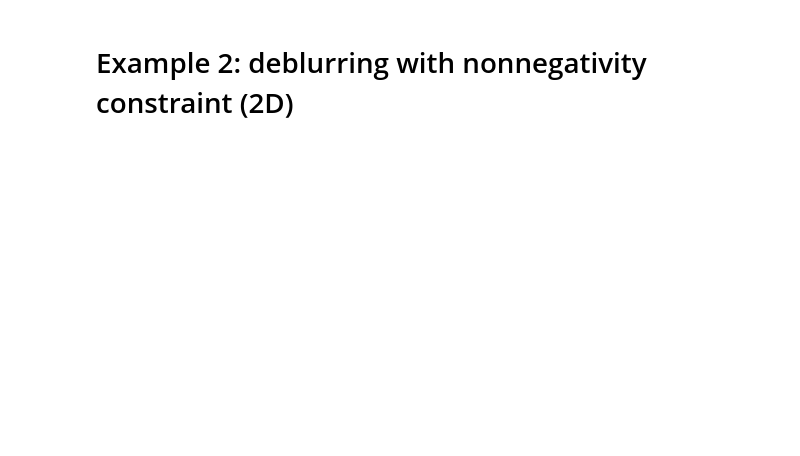
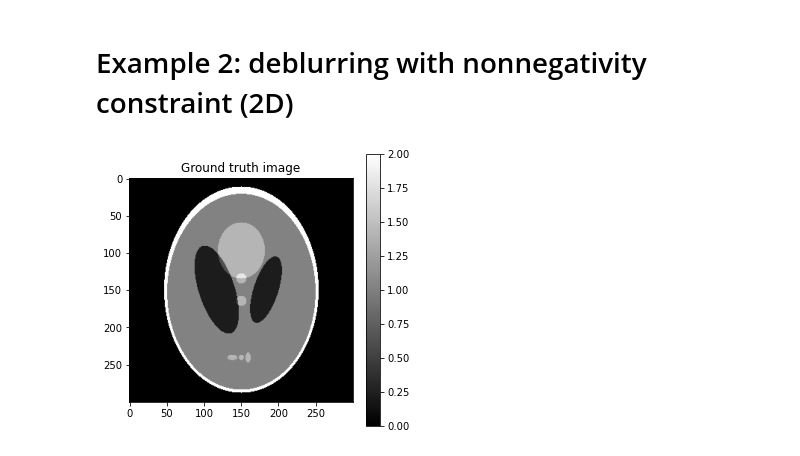
Before and after one commit to jlindbloom/gradient-projected-conjugate-gradient, a Jupyter notebook: examples.ipynb, the cells around one changed output. Cells and saved outputs as stored; diff of their text form; code cells hidden in the pictures; blank space fills up the shorter version.

```diff
--- a/examples.ipynb
+++ b/examples.ipynb
@@ -137,2 +138,8 @@ plt.show()
 # %% [markdown]
 # Example 2: deblurring with nonnegativity constraint (2D)
+# %%
+# Problem parameters
+resolution = 300
+blur_sigma = 5
+reg_lambda = 1e2
+noise_sigma = 0.1
@@ -138,0 +207,8 @@ plt.show()
+# %%
+plt.figure(figsize=(5,5))
+plt.imshow(truth_img, cmap="gray")
+plt.title("Ground truth image")
+plt.colorbar()
+plt.show()
+# %% [output]
+[figure, added]
```
Also changed, not shown: parts of 15 cells of this notebook, 2 other files.
